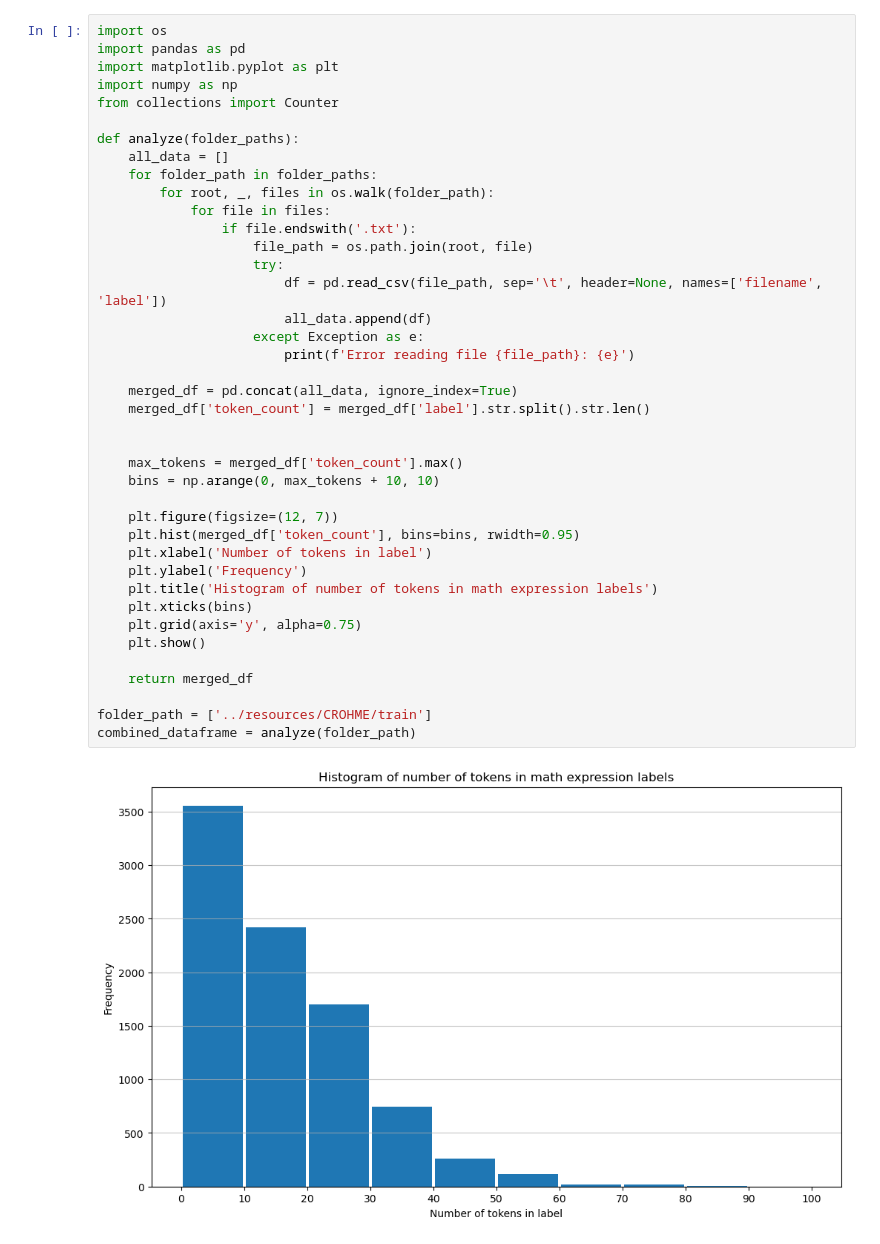
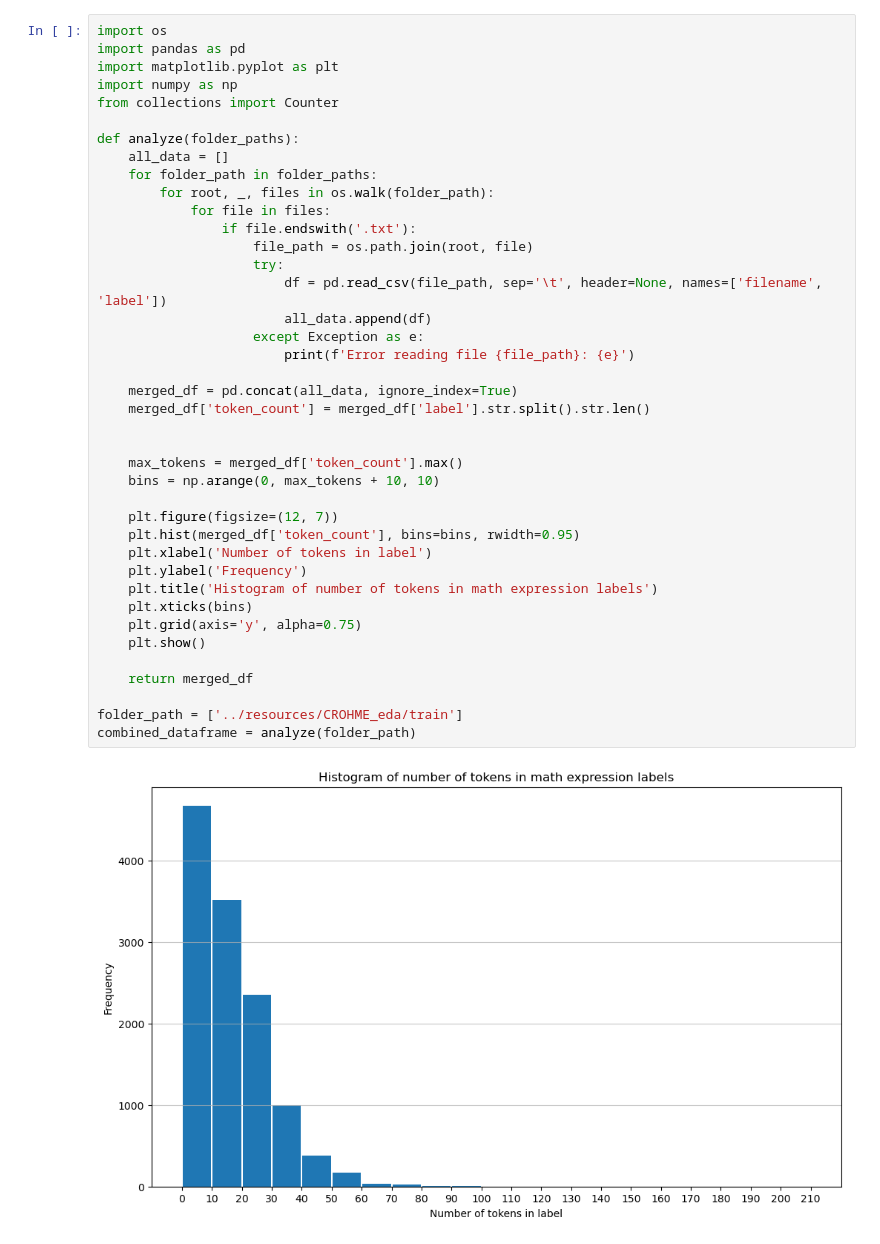
Before and after one commit to thanh309/offline-hmer, a Jupyter notebook: notebooks/eda.ipynb, the cells around one changed output. Drawn from its saved outputs; the diff is of its cells as text.

```diff
--- a/notebooks/eda.ipynb
+++ b/notebooks/eda.ipynb
@@ -11,35 +11,35 @@ def analyze(folder_paths):
         for root, _, files in os.walk(folder_path):
             for file in files:
                 if file.endswith('.txt'):
                     file_path = os.path.join(root, file)
                     try:
                         df = pd.read_csv(file_path, sep='\t', header=None, names=['filename', 'label'])
                         all_data.append(df)
                     except Exception as e:
                         print(f'Error reading file {file_path}: {e}')
 
     merged_df = pd.concat(all_data, ignore_index=True)
     merged_df['token_count'] = merged_df['label'].str.split().str.len()
 
 
     max_tokens = merged_df['token_count'].max()
     bins = np.arange(0, max_tokens + 10, 10)
 
     plt.figure(figsize=(12, 7))
     plt.hist(merged_df['token_count'], bins=bins, rwidth=0.95)
     plt.xlabel('Number of tokens in label')
     plt.ylabel('Frequency')
     plt.title('Histogram of number of tokens in math expression labels')
     plt.xticks(bins)
     plt.grid(axis='y', alpha=0.75)
     plt.show()
 
     return merged_df
 
-folder_path = ['../resources/CROHME/train']
+folder_path = ['../resources/CROHME_eda/train']
 combined_dataframe = analyze(folder_path)
 # %% [output]
-[figure, old version]
+[figure, new version]
 # %%
 combined_dataframe
 # %% [output]
```
Also changed, not shown: parts of 3 cells of this notebook, 2 other files.
